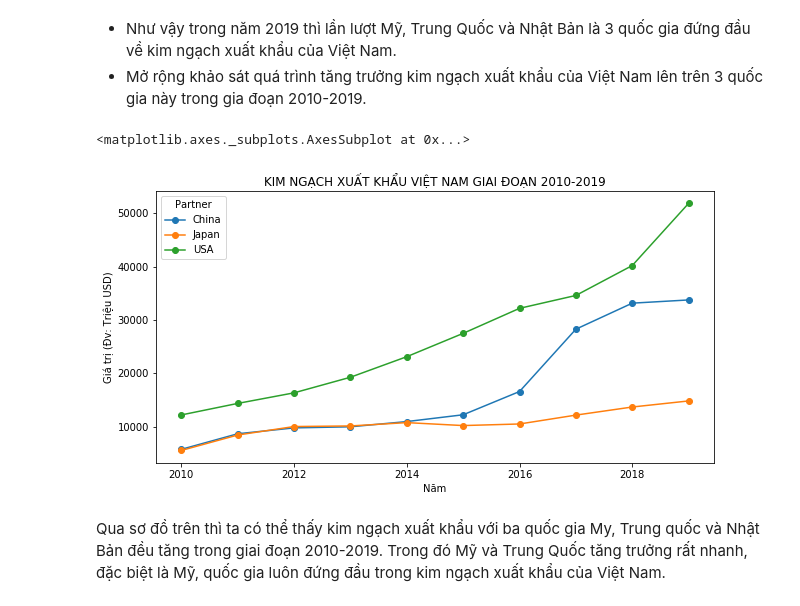
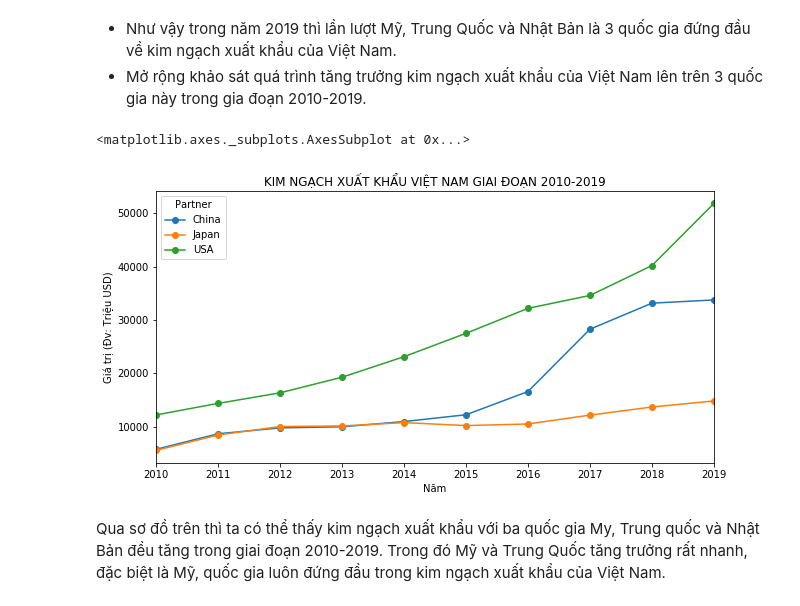
Before and after one commit to quangkhanh77/LTKHDL, a Jupyter notebook: 1712521-DuongHoangQuangKhanh.ipynb, the cells around one changed output. Saved outputs shown, nothing was run; the diff lists cells and outputs as text; code cells hidden in the pictures.

```diff
--- a/1712521-DuongHoangQuangKhanh.ipynb
+++ b/1712521-DuongHoangQuangKhanh.ipynb
@@ -346,16 +344,16 @@ top_partner(export_df, year=2019, top=3)
 # %%
 year = sorted(export_df["Year"].unique())
 partner = ['USA', 'China', 'Japan']
 df = export_df[['Year','Partner','Trade_value']].loc[export_df['Partner'].isin(partner)]
 group_df=df.groupby(by=['Year','Partner']).agg({'Trade_value':'sum'})
 group_df.columns = ['Trade_value_sum']
 group_df=group_df.reset_index()
 group_df = group_df.pivot(index='Year', columns='Partner', values='Trade_value_sum')
 group_df.plot(marker='o',figsize=(10,5),title = "KIM NGẠCH XUẤT KHẨU VIỆT NAM GIAI ĐOẠN 2010-2019",
-              ylabel = "Giá trị (Đv: Triệu USD)", xlabel = "Năm")
+              ylabel = "Giá trị (Đv: Triệu USD)", xlabel = "Năm",xlim =(2010,2019))
 # %% [output]
 <matplotlib.axes._subplots.AxesSubplot at 0x...>
-[figure, old version]
+[figure, new version]
 # %% [markdown]
 Qua sơ đồ trên thì ta có thể thấy kim ngạch xuất khẩu với ba quốc gia My, Trung quốc và Nhật Bản đều tăng trong giai đoạn 2010-2019. Trong đó Mỹ và Trung Quốc tăng trưởng rất nhanh, đặc biệt là Mỹ, quốc gia luôn đứng đầu trong kim ngạch xuất khẩu của Việt Nam.
 # %% [markdown]
```
Also changed, not shown: parts of 17 cells of this notebook.
